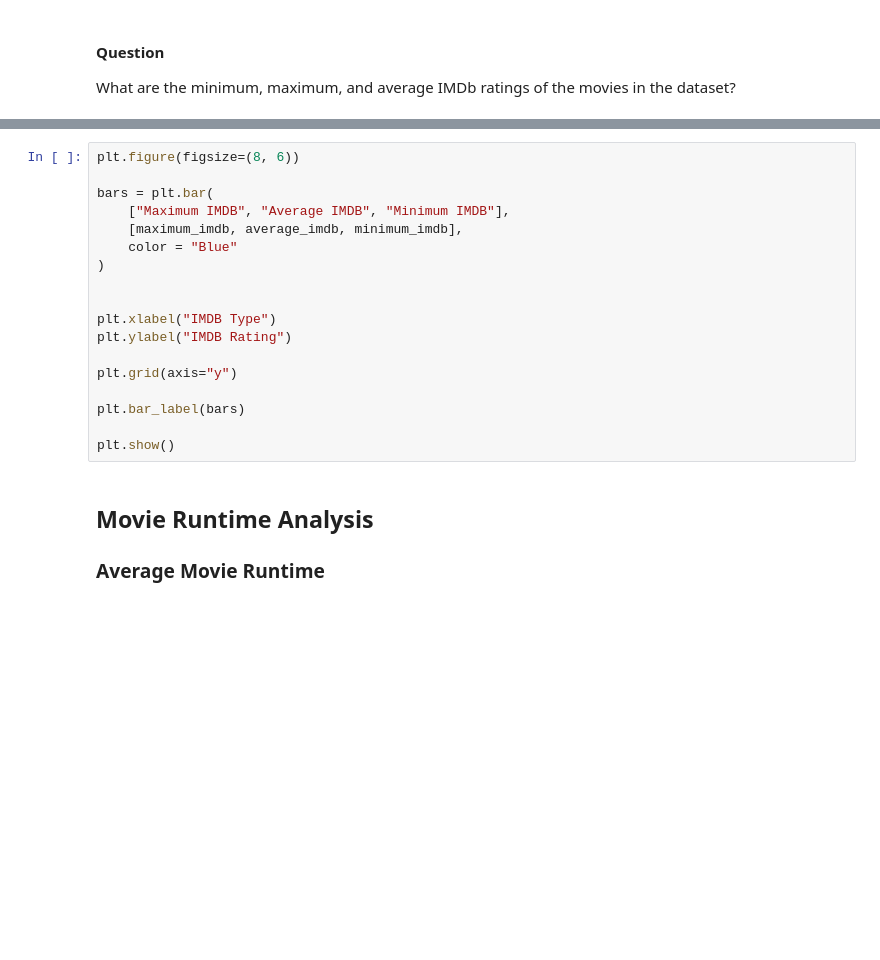
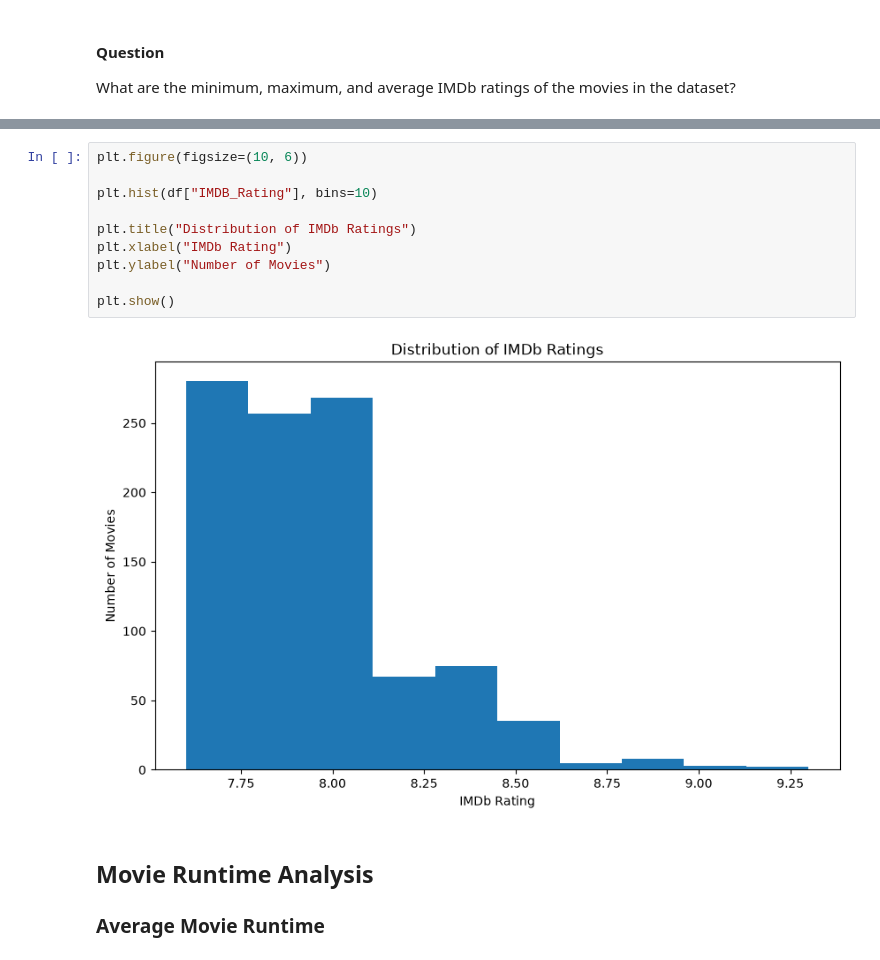
Before and after one commit to ali-keikha/imdb-movies-analysis, a Jupyter notebook: note book/02_exploratory_data_analysis.ipynb, the cells around one changed output, grey strips where cells are left out. Cells and saved outputs as stored; diff of their text form; blank space fills up the shorter version.

```diff
--- a/note book/02_exploratory_data_analysis.ipynb
+++ b/note book/02_exploratory_data_analysis.ipynb
@@ -86,21 +82,15 @@ print(f"Average IMDB: {average_imdb}")
 # %%
-plt.figure(figsize=(8, 6))
+plt.figure(figsize=(10, 6))
 
-bars = plt.bar(
-    ["Maximum IMDB", "Average IMDB", "Minimum IMDB"],
-    [maximum_imdb, average_imdb, minimum_imdb],
-    color = "Blue"
-)
+plt.hist(df["IMDB_Rating"], bins=10)
 
-
-plt.xlabel("IMDB Type")
-plt.ylabel("IMDB Rating")
-
-plt.grid(axis="y")
-
-plt.bar_label(bars)
+plt.title("Distribution of IMDb Ratings")
+plt.xlabel("IMDb Rating")
+plt.ylabel("Number of Movies")
 
 plt.show()
+# %% [output]
+[figure, added]
 # %% [markdown]
 ## Movie Runtime Analysis
 
```
Also changed, not shown: parts of 6 cells of this notebook.
